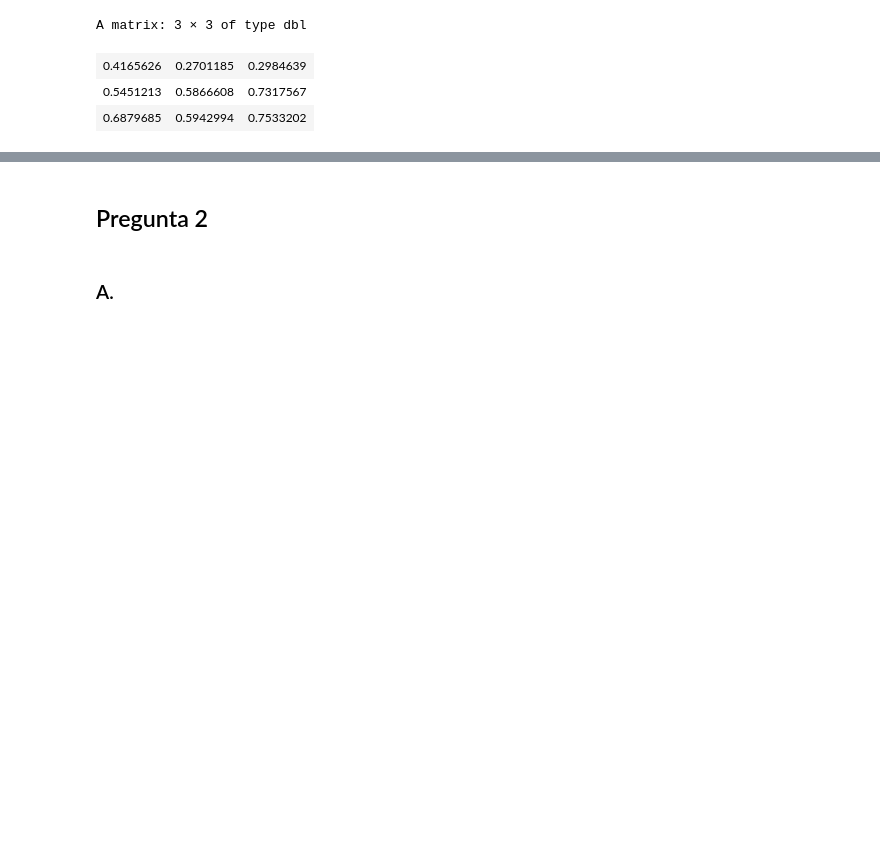
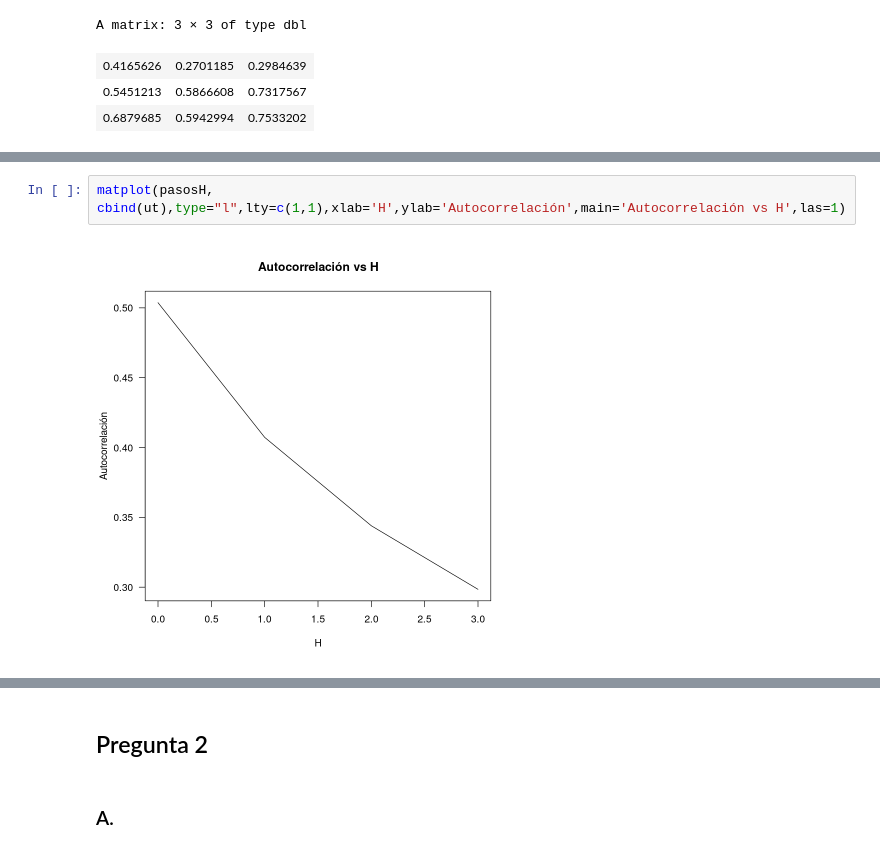
Before and after one commit to EduardoRubioM/SeriesdeTiempo, a Jupyter notebook: Tarea 2 Series 2/Tarea 2.ipynb, the cells around one changed output, grey strips where cells are left out. Drawn from its saved outputs; the diff is of its cells as text; blank space fills up the shorter version.

```diff
--- a/Tarea 2 Series 2/Tarea 2.ipynb
+++ b/Tarea 2 Series 2/Tarea 2.ipynb
@@ -91,0 +245,4 @@ RS=list(R_0,R_1,R_2,R_3)
+# %%
+matplot(pasosH, cbind(ut),type="l",lty=c(1,1),xlab='H',ylab='Autocorrelación',main='Autocorrelación vs H',las=1)
+# %% [output]
+[figure, added]
```
Also changed, not shown: parts of 48 cells of this notebook.
